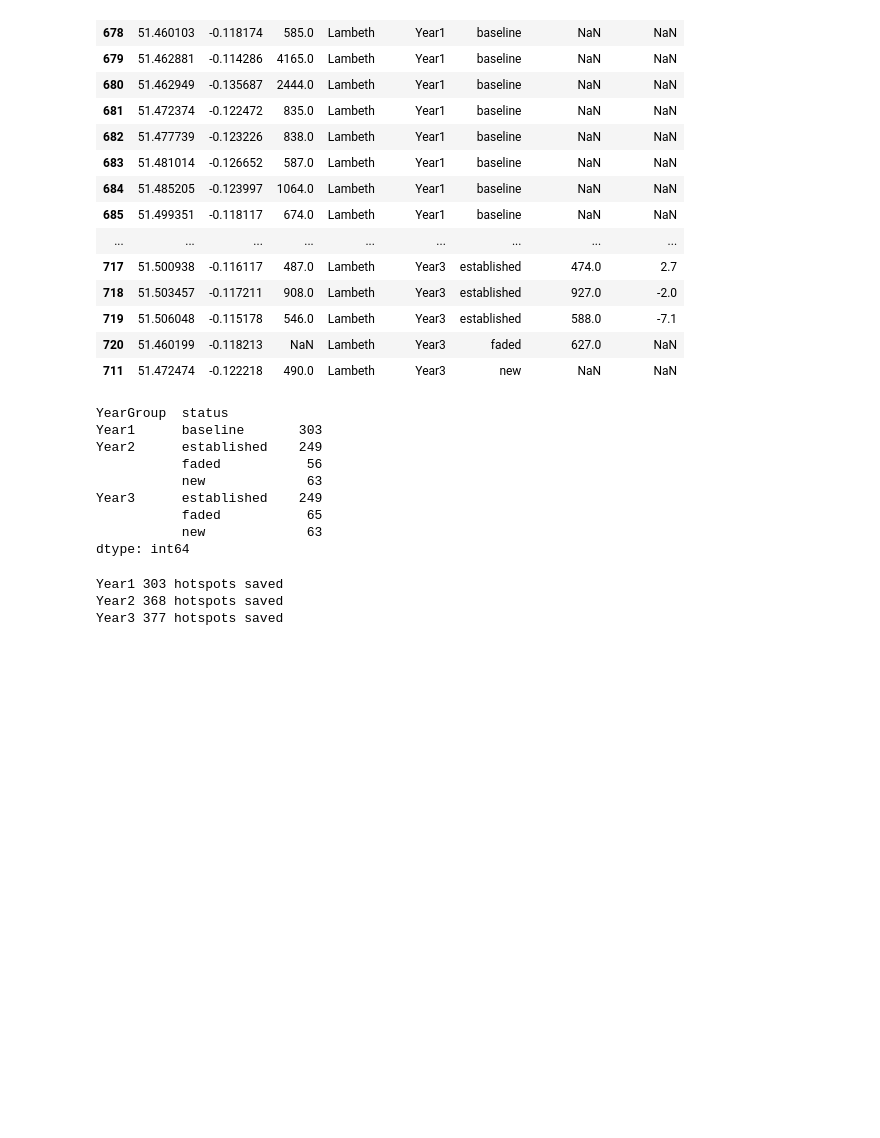
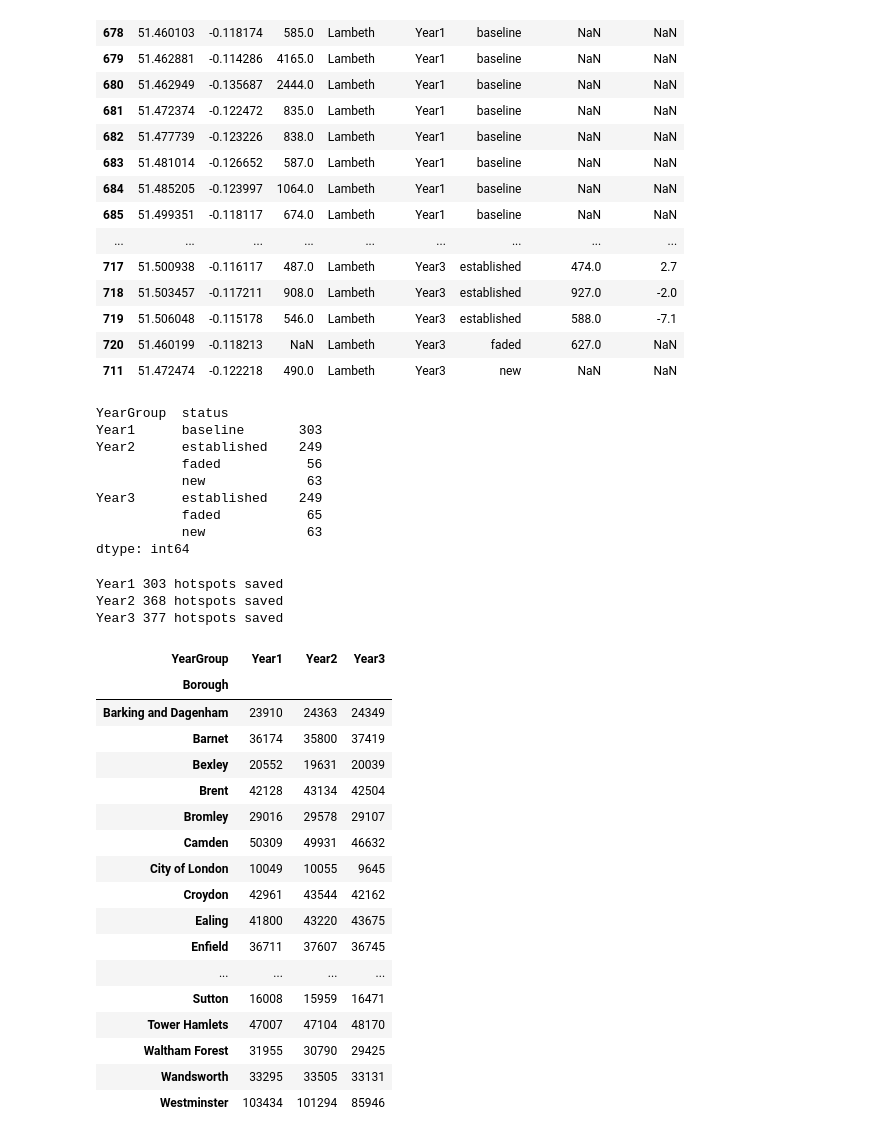
Before and after one commit to MMJilani/MapItAWS, a Jupyter notebook: notebooks/code.ipynb, the cells around one changed output. Saved outputs shown, nothing was run; the diff lists cells and outputs as text; code cells hidden in the pictures; blank space fills up the shorter version.

Commit message:
made a cute  summary file

```diff
--- a/notebooks/code.ipynb
+++ b/notebooks/code.ipynb
@@ -390,3 +390,27 @@ for year in YEARS:
 Year1 303 hotspots saved
 Year2 368 hotspots saved
 Year3 377 hotspots saved
+# %%
+summary = crimes.pivot_table(index="Borough", columns="YearGroup",
+                             values="Month", aggfunc="size")
+summary.to_csv("../data/crimes_by_borough_year.csv")
+summary
+# %% [output]
+| YearGroup | Year1 | Year2 | Year3 |
+| Borough |  |  |  |
+| Barking and Dagenham | 23910 | 24363 | 24349 |
+| Barnet | 36174 | 35800 | 37419 |
+| Bexley | 20552 | 19631 | 20039 |
+| Brent | 42128 | 43134 | 42504 |
+| Bromley | 29016 | 29578 | 29107 |
+| Camden | 50309 | 49931 | 46632 |
+| City of London | 10049 | 10055 | 9645 |
+| Croydon | 42961 | 43544 | 42162 |
+| Ealing | 41800 | 43220 | 43675 |
+| Enfield | 36711 | 37607 | 36745 |
+| ... | ... | ... | ... |
+| Sutton | 16008 | 15959 | 16471 |
+| Tower Hamlets | 47007 | 47104 | 48170 |
+| Waltham Forest | 31955 | 30790 | 29425 |
+| Wandsworth | 33295 | 33505 | 33131 |
+| Westminster | 103434 | 101294 | 85946 |
```
Also changed, not shown: 2 other files.
